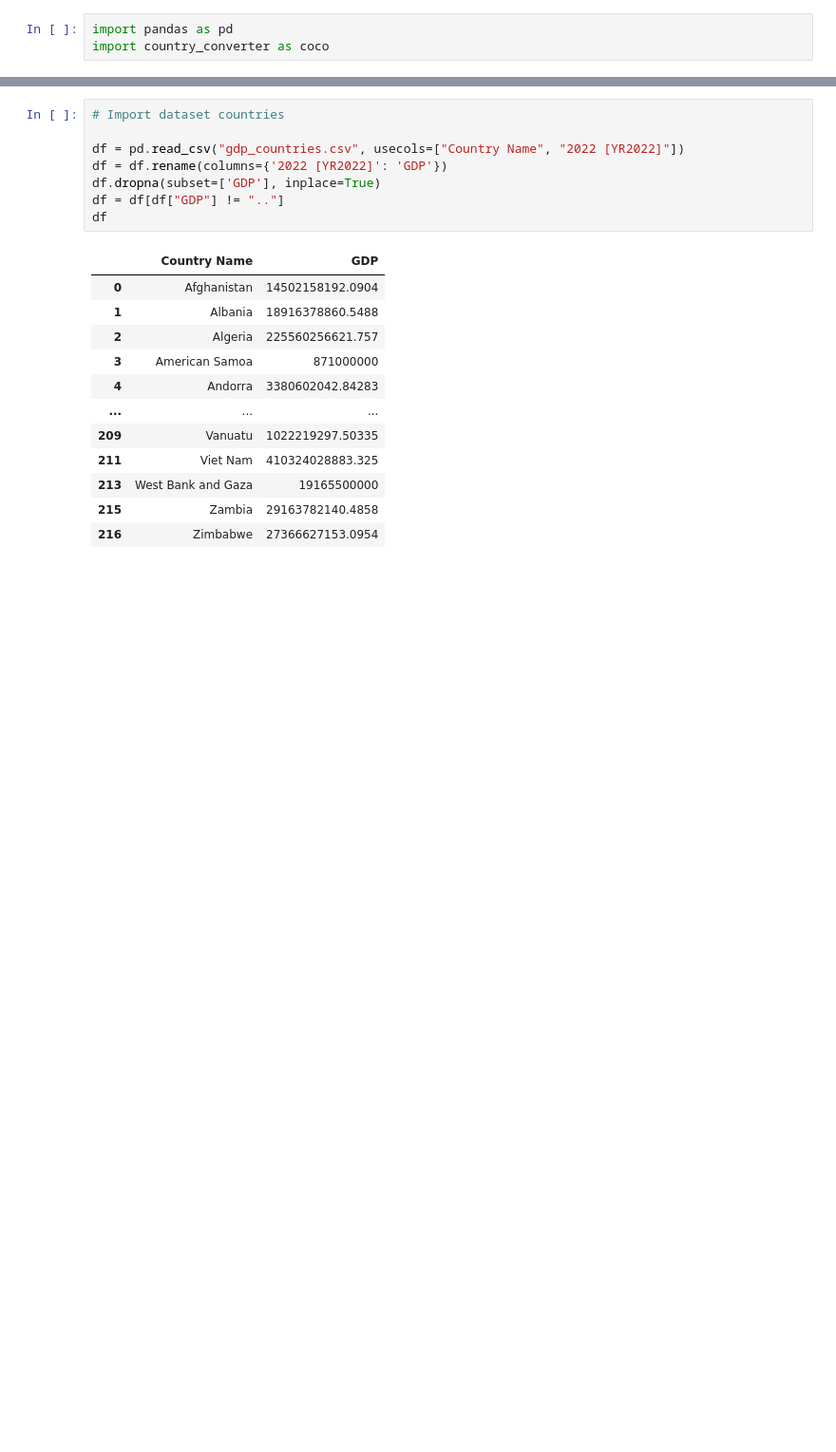
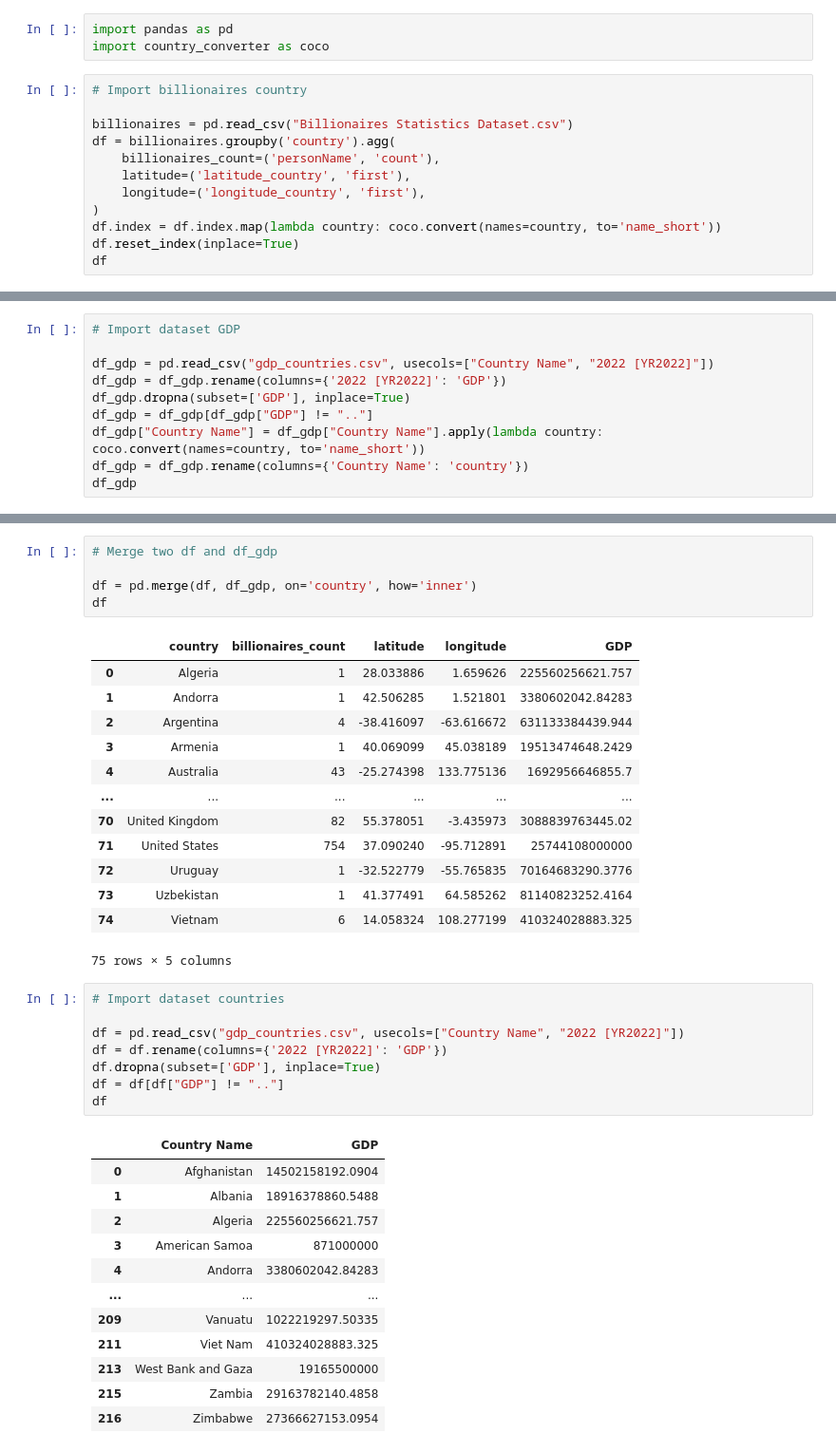
Before and after one commit to saraborello/billionaire-country-hotspots, a Jupyter notebook: data_processing.ipynb, the cells around one changed output, grey strips where cells are left out. Shown at 95% size. Saved outputs shown, nothing was run; the diff lists cells and outputs as text; blank space fills up the shorter version.

```diff
--- a/data_processing.ipynb
+++ b/data_processing.ipynb
@@ -1,3 +1,15 @@
 # %%
 import pandas as pd
 import country_converter as coco
+# %%
+# Import billionaires country
+
+billionaires = pd.read_csv("Billionaires Statistics Dataset.csv")
+df = billionaires.groupby('country').agg(
+    billionaires_count=('personName', 'count'),
+    latitude=('latitude_country', 'first'),
+    longitude=('longitude_country', 'first'),
+)
+df.index = df.index.map(lambda country: coco.convert(names=country, to='name_short'))
+df.reset_index(inplace=True)
+df
@@ -3,0 +30,10 @@ import country_converter as coco
+# %%
+# Import dataset GDP
+
+df_gdp = pd.read_csv("gdp_countries.csv", usecols=["Country Name", "2022 [YR2022]"])
+df_gdp = df_gdp.rename(columns={'2022 [YR2022]': 'GDP'})
+df_gdp.dropna(subset=['GDP'], inplace=True)
+df_gdp = df_gdp[df_gdp["GDP"] != ".."]
+df_gdp["Country Name"] = df_gdp["Country Name"].apply(lambda country: coco.convert(names=country, to='name_short'))
+df_gdp = df_gdp.rename(columns={'Country Name': 'country'})
+df_gdp
@@ -4,3 +55,22 @@ import country_converter as coco
+# %%
+# Merge two df and df_gdp
+
+df = pd.merge(df, df_gdp, on='country', how='inner')
+df
+# %% [output]
+|  | country | billionaires_count | latitude | longitude | GDP |
+| 0 | Algeria | 1 | 28.033886 | 1.659626 | 225560256621.757 |
+| 1 | Andorra | 1 | 42.506285 | 1.521801 | 3380602042.84283 |
+| 2 | Argentina | 4 | -38.416097 | -63.616672 | 631133384439.944 |
+| 3 | Armenia | 1 | 40.069099 | 45.038189 | 19513474648.2429 |
+| 4 | Australia | 43 | -25.274398 | 133.775136 | 1692956646855.7 |
+| ... | ... | ... | ... | ... | ... |
+| 70 | United Kingdom | 82 | 55.378051 | -3.435973 | 3088839763445.02 |
+| 71 | United States | 754 | 37.090240 | -95.712891 | 25744108000000 |
+| 72 | Uruguay | 1 | -32.522779 | -55.765835 | 70164683290.3776 |
+| 73 | Uzbekistan | 1 | 41.377491 | 64.585262 | 81140823252.4164 |
+| 74 | Vietnam | 6 | 14.058324 | 108.277199 | 410324028883.325 |
+75 rows × 5 columns
 # %%
 # Import dataset countries
 
```
Also changed, not shown: parts of 8 cells of this notebook, 1 other file.
